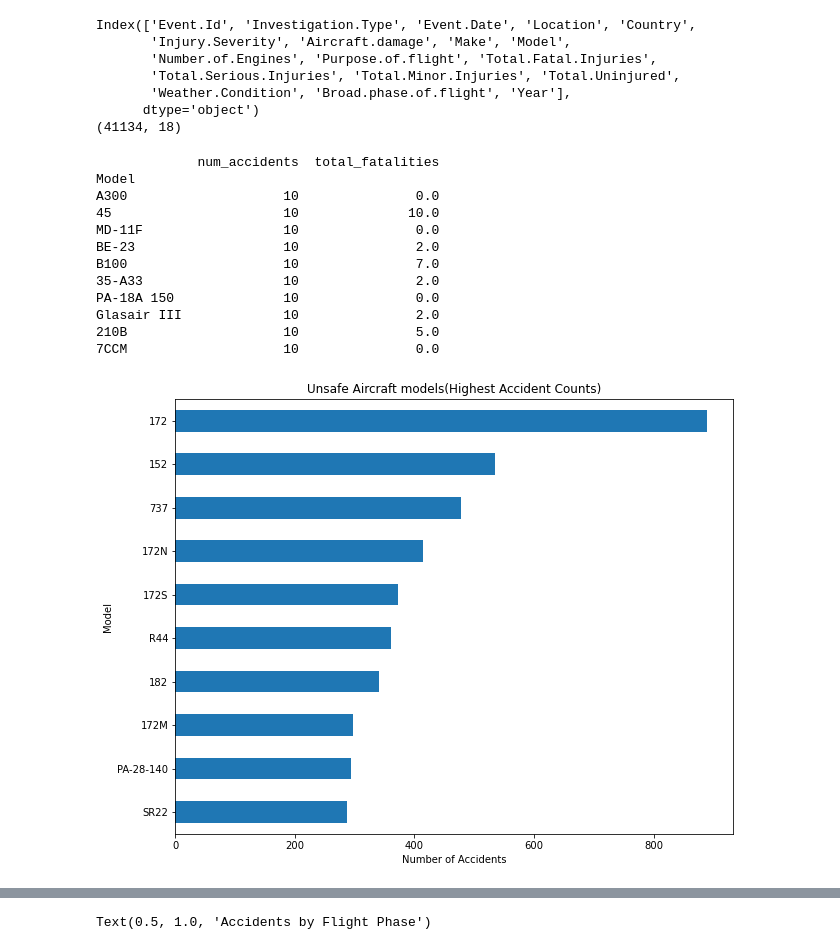
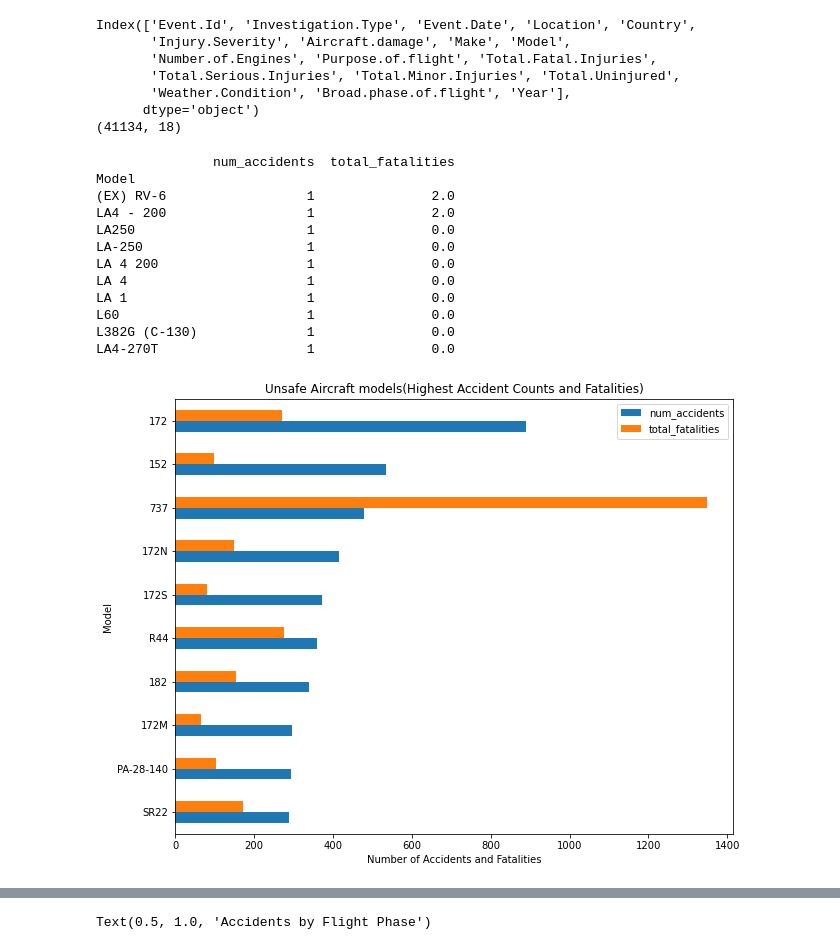
Before and after one commit to Kwamboka1584/dsc-phase-1-project-v3, a Jupyter notebook: student.ipynb, the cells around one changed output, grey strips where cells are left out. Saved outputs shown, nothing was run; the diff lists cells and outputs as text; code cells hidden in the pictures.

```diff
--- a/student.ipynb
+++ b/student.ipynb
@@ -197,7 +197,7 @@ Aviation_df_clean = Aviation_df_clean[Aviation_df_clean[YEAR] >= 2000]
 # print column names to check if they are correct
 print(Aviation_df_clean.columns)
 
-# Drop rows where 'Make' or 'Model' is missing (critical for analysis)
+# Drop rows where 'Make' or 'Model' is missing (critical columns for analysis)
 Aviation_df_clean = Aviation_df_clean.dropna(subset=[MAKE, MODEL])
 
 
@@ -210,6 +210,10 @@ Aviation_df_clean[TOTAL_UNINJURED] = Aviation_df_clean[TOTAL_UNINJURED].fillna(0
 # filling missing values in Broad.Phase.of.flight column with unknown
 Aviation_df_clean[BROAD_PHASE_OF_FLIGHT] = Aviation_df_clean[BROAD_PHASE_OF_FLIGHT].fillna("UNKNOWN")
 
+#
+Aviation_df_clean[MAKE] = Aviation_df_clean[MAKE].str.upper().str.strip()
+Aviation_df_clean[MODEL] = Aviation_df_clean[MODEL].str.upper().str.strip()
+
 print(Aviation_df_clean.shape)
 # %% [output]
 Index(['Event.Id', 'Investigation.Type', 'Event.Date', 'Location', 'Country',
@@ -233,30 +237,30 @@ accidents_by_model =accidents_by_model.agg(
 accidents_by_model = accidents_by_model.sort_values('num_accidents', ascending=True)
 
 # Filter models with ≥10 accidents
-filtered_models = accidents_by_model[accidents_by_model['num_accidents'] >= 10]
+filtered_models = accidents_by_model[accidents_by_model['num_accidents'] >= 0]
 
 # Top 10 safest models (fewest accidents)
 print(filtered_models.head(10))
 # %% [output]
-             num_accidents  total_fatalities
+               num_accidents  total_fatalities
 Model
-A300                    10               0.0
-45                      10              10.0
-MD-11F                  10               0.0
-BE-23                   10               2.0
-B100                    10               7.0
-35-A33                  10               2.0
-PA-18A 150              10               0.0
-Glasair III             10               2.0
-210B                    10               5.0
-7CCM                    10               0.0
+(EX) RV-6                  1               2.0
+LA4 - 200                  1               2.0
+LA250                      1               0.0
+LA-250                     1               0.0
+LA 4 200                   1               0.0
+LA 4                       1               0.0
+LA 1                       1               0.0
+L60                        1               0.0
+L382G (C-130)              1               0.0
+LA4-270T                   1               0.0
 # %%
 # Highest accident counts by model
 
 
-filtered_models.tail(10).plot(kind='barh', y='num_accidents', legend=False, figsize = (10,8))
-plt.title('Unsafe Aircraft models(Highest Accident Counts)')
-plt.xlabel('Number of Accidents')
+filtered_models.tail(10).plot(kind='barh', legend=True, figsize = (10,8))
+plt.title('Unsafe Aircraft models(Highest Accident Counts and Fatalities)')
+plt.xlabel('Number of Accidents and Fatalities')
 plt.show()
 # %% [output]
-[figure, old version]
+[figure, new version]
```
Also changed, not shown: parts of 19 cells of this notebook.
